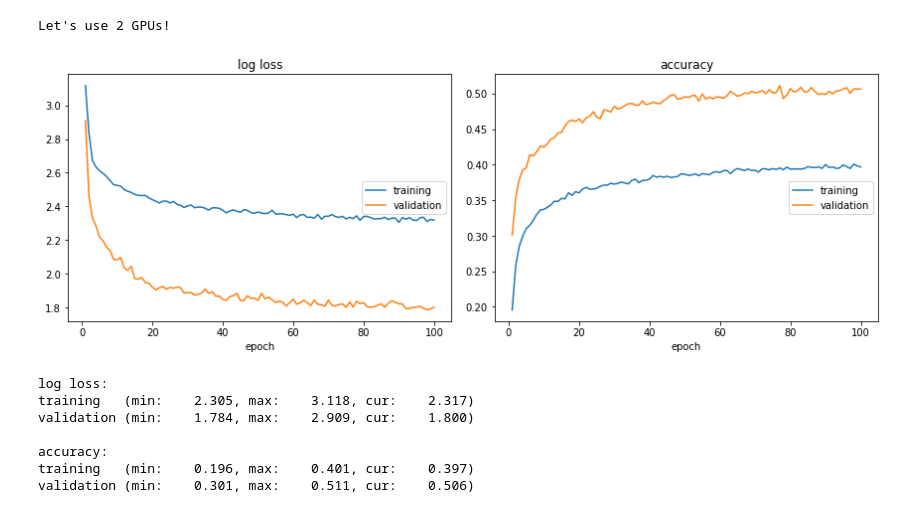
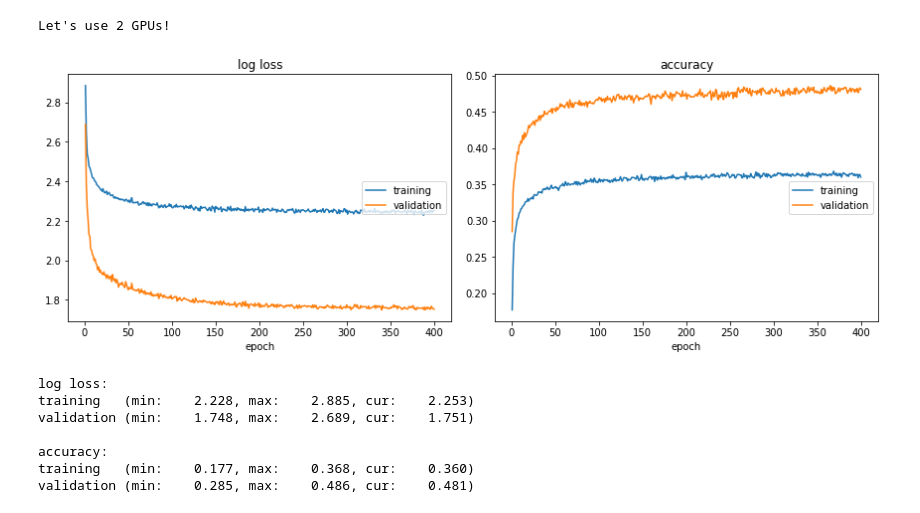
Before and after one commit to markytools/eee298deeplearning-ass, a Jupyter notebook: ass1/eee298ass1-cfari10mlp.ipynb, the cells around one changed output. Saved outputs shown, nothing was run; the diff lists cells and outputs as text; code cells hidden in the pictures.

```diff
--- a/ass1/eee298ass1-cfari10mlp.ipynb
+++ b/ass1/eee298ass1-cfari10mlp.ipynb
@@ -91,13 +91,13 @@ print(' '.join('%5s' % classes[labels[j]] for j in range(batch_size)))
 class Net(nn.Module):
     def __init__(self):
         super(Net, self).__init__()
-        self.fc1 = nn.Linear(3*32*32,64)
+        self.fc1 = nn.Linear(3*32*32,32)
         self.fc1_drop = nn.Dropout(0.2)
-        self.fc2 = nn.Linear(64,64)
+        self.fc2 = nn.Linear(32,32)
         self.fc2_drop = nn.Dropout(0.2)
-        self.fc3 = nn.Linear(64,64)
+        self.fc3 = nn.Linear(32,32)
         self.fc3_drop = nn.Dropout(0.2)
-        self.fc4 = nn.Linear(64,10)
+        self.fc4 = nn.Linear(32,10)
     def forward(self, x):
         x = x.view(-1, 3*32*32)
         x = F.relu(self.fc1(x))
@@ -166,16 +166,16 @@ def train_model(model, criterion, optimizer, num_epochs=10):
         liveloss.update(logs)
         liveloss.draw()
 # %%
-train_model(model, criterion, optimizer, num_epochs=100)
+train_model(model, criterion, optimizer, num_epochs=400)
 # %% [output]
-[figure, old version]
+[figure, new version]
 log loss:
-training   (min:    2.305, max:    3.118, cur:    2.317)
-validation (min:    1.784, max:    2.909, cur:    1.800)
+training   (min:    2.228, max:    2.885, cur:    2.253)
+validation (min:    1.748, max:    2.689, cur:    1.751)
 
 accuracy:
-training   (min:    0.196, max:    0.401, cur:    0.397)
-validation (min:    0.301, max:    0.511, cur:    0.506)
+training   (min:    0.177, max:    0.368, cur:    0.360)
+validation (min:    0.285, max:    0.486, cur:    0.481)
 # %%
 dataiter = iter(testloader)
 images, labels = dataiter.next()
```
Also changed, not shown: parts of 5 cells of this notebook.
